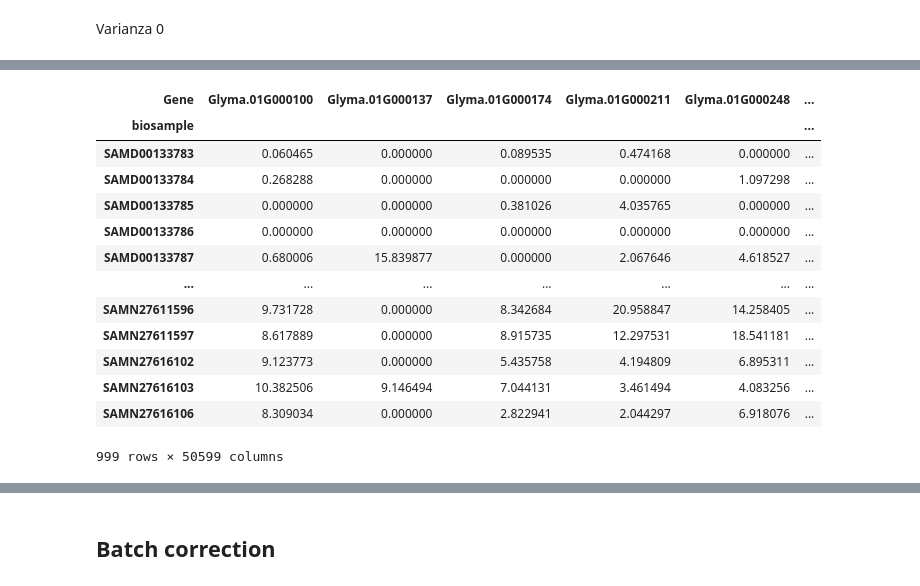
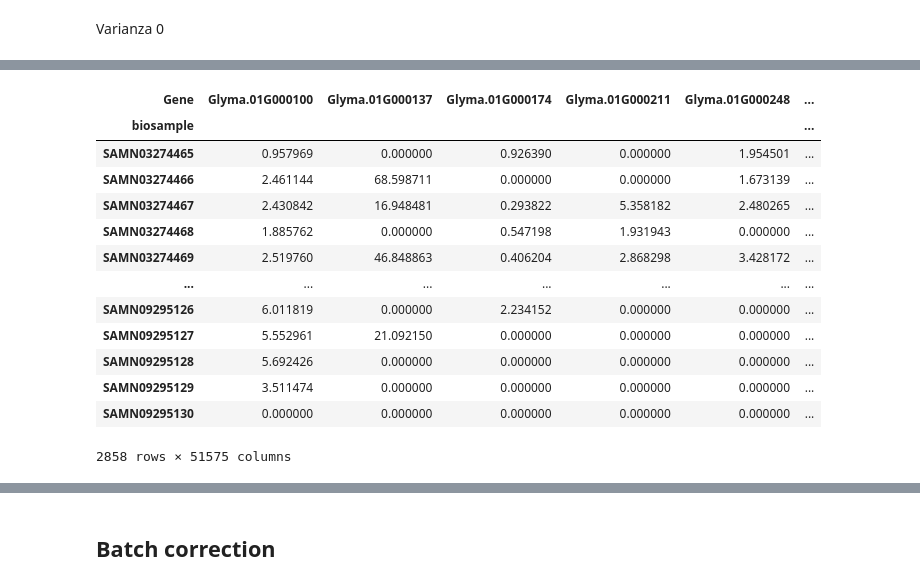
Before and after one commit to freire-guido/soy-biomarkers, a Jupyter notebook: modelado/preprocesado.ipynb, the cells around one changed output, grey strips where cells are left out. Saved outputs shown, nothing was run; the diff lists cells and outputs as text; code cells hidden in the pictures.

```diff
--- a/modelado/preprocesado.ipynb
+++ b/modelado/preprocesado.ipynb
@@ -23,5 +23,6 @@ venancio
 | SAMN09295130 | 0.000000 | 0.000000 | 0.000000 | 0.000000 | 0.000000 | ... |
 5376 rows × 52837 columns
 # %%
-condicion = pd.read_csv('../anotacion/condicion.csv', index_col=0)
-condicion = condicion[condicion.isna().sum(axis=1) == 0]
+annot = pd.read_csv('../anotacion/gemini_annot.csv', index_col=0)
+annot = annot[annot.isna().sum(axis=1) == 0]
+annot
@@ -46,3 +44,3 @@ sra
-# %%
-condicion, venancio = condicion.align(venancio, join='inner', axis=0)
-sra, condicion = sra.align(condicion, join='right', axis=0)
+# %%
+venancio, annot = venancio.align(annot, join='inner', axis=0)
+venancio
@@ -89,24 +113,24 @@ fungus                2
 Name: count, dtype: int64
 # %%
-consamples = sra['bioproject'].map(sra['bioproject'].value_counts() > 2)
-conestres = condicion['estres'].map(condicion['estres'].value_counts() > 10)
+consamples = annot['bioproject'].map(annot['bioproject'].value_counts() > 2)
+conestres = annot['estres'].map(annot['estres'].value_counts() > 10)
 convarianza = venancio.var() > 0.01
 
 filtrado = venancio.loc[consamples & conestres, convarianza]
 
 filtrado
 # %% [output]
 | Gene | Glyma.01G000100 | Glyma.01G000137 | Glyma.01G000174 | Glyma.01G000211 | Glyma.01G000248 | ... |
 | biosample |  |  |  |  |  | ... |
-| SAMD00133783 | 0.060465 | 0.000000 | 0.089535 | 0.474168 | 0.000000 | ... |
-| SAMD00133784 | 0.268288 | 0.000000 | 0.000000 | 0.000000 | 1.097298 | ... |
-| SAMD00133785 | 0.000000 | 0.000000 | 0.381026 | 4.035765 | 0.000000 | ... |
-| SAMD00133786 | 0.000000 | 0.000000 | 0.000000 | 0.000000 | 0.000000 | ... |
-| SAMD00133787 | 0.680006 | 15.839877 | 0.000000 | 2.067646 | 4.618527 | ... |
+| SAMN03274465 | 0.957969 | 0.000000 | 0.926390 | 0.000000 | 1.954501 | ... |
+| SAMN03274466 | 2.461144 | 68.598711 | 0.000000 | 0.000000 | 1.673139 | ... |
+| SAMN03274467 | 2.430842 | 16.948481 | 0.293822 | 5.358182 | 2.480265 | ... |
+| SAMN03274468 | 1.885762 | 0.000000 | 0.547198 | 1.931943 | 0.000000 | ... |
+| SAMN03274469 | 2.519760 | 46.848863 | 0.406204 | 2.868298 | 3.428172 | ... |
 | ... | ... | ... | ... | ... | ... | ... |
-| SAMN27611596 | 9.731728 | 0.000000 | 8.342684 | 20.958847 | 14.258405 | ... |
-| SAMN27611597 | 8.617889 | 0.000000 | 8.915735 | 12.297531 | 18.541181 | ... |
-| SAMN27616102 | 9.123773 | 0.000000 | 5.435758 | 4.194809 | 6.895311 | ... |
-| SAMN27616103 | 10.382506 | 9.146494 | 7.044131 | 3.461494 | 4.083256 | ... |
-| SAMN27616106 | 8.309034 | 0.000000 | 2.822941 | 2.044297 | 6.918076 | ... |
+| SAMN09295126 | 6.011819 | 0.000000 | 2.234152 | 0.000000 | 0.000000 | ... |
+| SAMN09295127 | 5.552961 | 21.092150 | 0.000000 | 0.000000 | 0.000000 | ... |
+| SAMN09295128 | 5.692426 | 0.000000 | 0.000000 | 0.000000 | 0.000000 | ... |
+| SAMN09295129 | 3.511474 | 0.000000 | 0.000000 | 0.000000 | 0.000000 | ... |
+| SAMN09295130 | 0.000000 | 0.000000 | 0.000000 | 0.000000 | 0.000000 | ... |
-999 rows × 50599 columns
+2858 rows × 51575 columns
```
Also changed, not shown: parts of 16 cells of this notebook, 5 other files.
